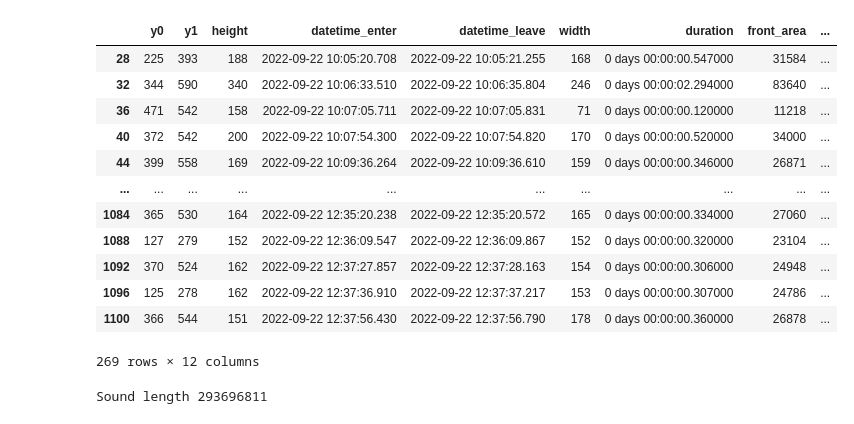
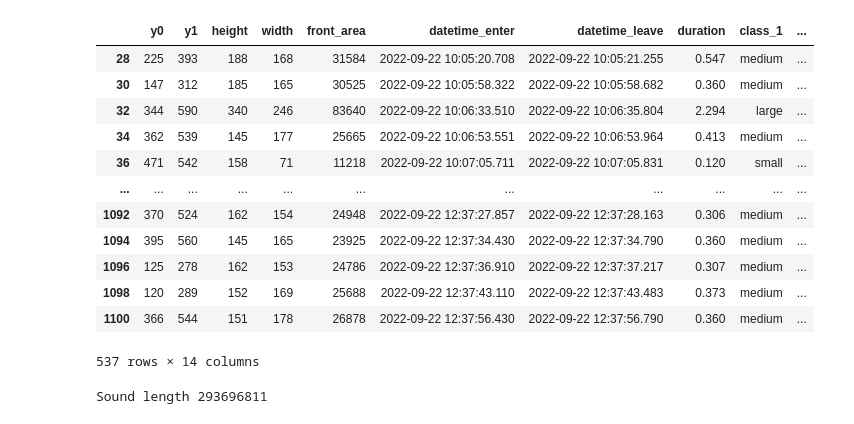
Before and after one commit to erlandbo/TDT4290, a Jupyter notebook: audio.ipynb, the cells around one changed output. Cells and saved outputs as stored; diff of their text form; code cells hidden in the pictures.

Commit message:
lidar_data as dataframe argument
Co-authored-by: Ulrik Røsby <ulrik2204@users.noreply.github.com>
Co-authored-by: Therese Sigmundstad <thersi@users.noreply.github.com>

```diff
--- a/audio.ipynb
+++ b/audio.ipynb
@@ -36,28 +37,34 @@ from IPython.display import Audio
 # %%
 sample_rate = 32000
 audio_start = pd.to_datetime("2022-09-22 10:05:10.0000")
 first_car_enter_audio_time = pd.Timedelta("00:00:10.608")
 audio_end = pd.Timedelta("00:00:10.608")
+
+#step 1 - Read lidar log
+lidar_data = parse_lidar.parse_lidar_data("data/lidar_log_grilstad_22.09.22_10_00_13_00.txt")
+#step 2 - Classify lidar
+classify_lidar.classify_lidar(lidar_data)
+#step 3 - link with audio
 labeled = label_audio_with_lidar(
-        "data/lidar_log_grilstad_22.09.22_10_00_13_00.txt",
+        lidar_data,
         audio_start,
         audio_length=pd.Timedelta("02:32:58")
     )
 labeled
 # %% [output]
-|  | y0 | y1 | height | datetime_enter | datetime_leave | width | duration | front_area | ... |
-| 28 | 225 | 393 | 188 | 2022-09-22 10:05:20.708 | 2022-09-22 10:05:21.255 | 168 | 0 days 00:00:00.547000 | 31584 | ... |
-| 32 | 344 | 590 | 340 | 2022-09-22 10:06:33.510 | 2022-09-22 10:06:35.804 | 246 | 0 days 00:00:02.294000 | 83640 | ... |
-| 36 | 471 | 542 | 158 | 2022-09-22 10:07:05.711 | 2022-09-22 10:07:05.831 | 71 | 0 days 00:00:00.120000 | 11218 | ... |
-| 40 | 372 | 542 | 200 | 2022-09-22 10:07:54.300 | 2022-09-22 10:07:54.820 | 170 | 0 days 00:00:00.520000 | 34000 | ... |
-| 44 | 399 | 558 | 169 | 2022-09-22 10:09:36.264 | 2022-09-22 10:09:36.610 | 159 | 0 days 00:00:00.346000 | 26871 | ... |
-| ... | ... | ... | ... | ... | ... | ... | ... | ... | ... |
-| 1084 | 365 | 530 | 164 | 2022-09-22 12:35:20.238 | 2022-09-22 12:35:20.572 | 165 | 0 days 00:00:00.334000 | 27060 | ... |
-| 1088 | 127 | 279 | 152 | 2022-09-22 12:36:09.547 | 2022-09-22 12:36:09.867 | 152 | 0 days 00:00:00.320000 | 23104 | ... |
-| 1092 | 370 | 524 | 162 | 2022-09-22 12:37:27.857 | 2022-09-22 12:37:28.163 | 154 | 0 days 00:00:00.306000 | 24948 | ... |
-| 1096 | 125 | 278 | 162 | 2022-09-22 12:37:36.910 | 2022-09-22 12:37:37.217 | 153 | 0 days 00:00:00.307000 | 24786 | ... |
-| 1100 | 366 | 544 | 151 | 2022-09-22 12:37:56.430 | 2022-09-22 12:37:56.790 | 178 | 0 days 00:00:00.360000 | 26878 | ... |
+|  | y0 | y1 | height | width | front_area | datetime_enter | datetime_leave | duration | class_1 | ... |
+| 28 | 225 | 393 | 188 | 168 | 31584 | 2022-09-22 10:05:20.708 | 2022-09-22 10:05:21.255 | 0.547 | medium | ... |
+| 30 | 147 | 312 | 185 | 165 | 30525 | 2022-09-22 10:05:58.322 | 2022-09-22 10:05:58.682 | 0.360 | medium | ... |
+| 32 | 344 | 590 | 340 | 246 | 83640 | 2022-09-22 10:06:33.510 | 2022-09-22 10:06:35.804 | 2.294 | large | ... |
+| 34 | 362 | 539 | 145 | 177 | 25665 | 2022-09-22 10:06:53.551 | 2022-09-22 10:06:53.964 | 0.413 | medium | ... |
+| 36 | 471 | 542 | 158 | 71 | 11218 | 2022-09-22 10:07:05.711 | 2022-09-22 10:07:05.831 | 0.120 | small | ... |
+| ... | ... | ... | ... | ... | ... | ... | ... | ... | ... | ... |
+| 1092 | 370 | 524 | 162 | 154 | 24948 | 2022-09-22 12:37:27.857 | 2022-09-22 12:37:28.163 | 0.306 | medium | ... |
+| 1094 | 395 | 560 | 145 | 165 | 23925 | 2022-09-22 12:37:34.430 | 2022-09-22 12:37:34.790 | 0.360 | medium | ... |
+| 1096 | 125 | 278 | 162 | 153 | 24786 | 2022-09-22 12:37:36.910 | 2022-09-22 12:37:37.217 | 0.307 | medium | ... |
+| 1098 | 120 | 289 | 152 | 169 | 25688 | 2022-09-22 12:37:43.110 | 2022-09-22 12:37:43.483 | 0.373 | medium | ... |
+| 1100 | 366 | 544 | 151 | 178 | 26878 | 2022-09-22 12:37:56.430 | 2022-09-22 12:37:56.790 | 0.360 | medium | ... |
-269 rows × 12 columns
+537 rows × 14 columns
 # %%
 sound, sr = librosa.load(".data/audio_22092022.WAV", sr=sample_rate, mono=True)
 print("Sound length", len(sound))
```
Also changed, not shown: parts of 1 cell of this notebook, 1 other file.
